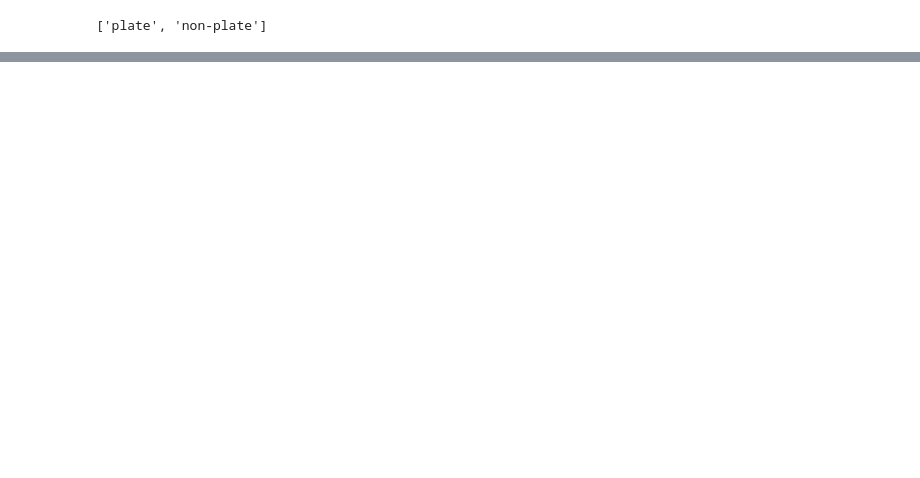
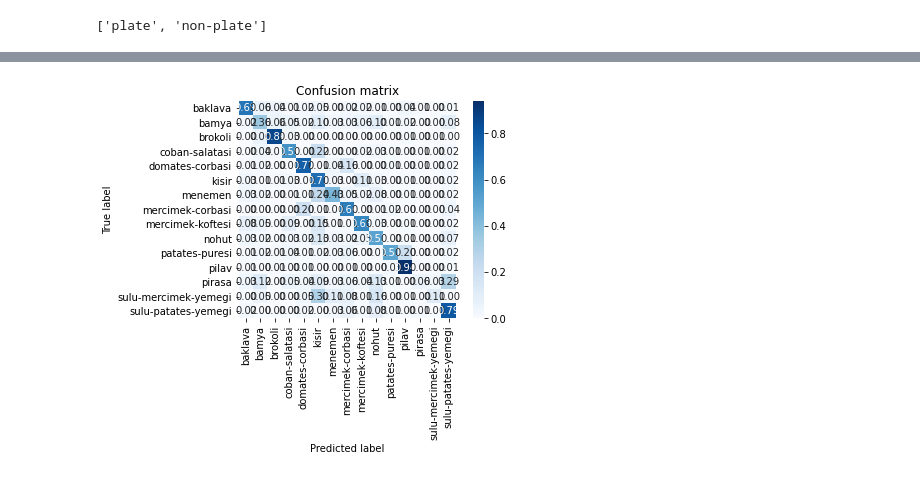
Before and after one commit to ImageProcessingBasedDietApp/ColabWorks, a Jupyter notebook: tensorflow.ipynb, the cells around one changed output, grey strips where cells are left out. Cells and saved outputs as stored; diff of their text form; code cells hidden in the pictures; blank space fills up the shorter version.

```diff
--- a/tensorflow.ipynb
+++ b/tensorflow.ipynb
@@ -71,0 +105,8 @@ print(folders)
+# %%
+# Split the images into train and test sets.
+TRAIN_EXAMPLES, TEST_EXAMPLES, CLASSES = make_train_and_test_sets()
+NUM_CLASSES = len(CLASSES)
+
+print('\nThe dataset has %d label classes: %s' % (NUM_CLASSES, CLASSES.values()))
+print('There are %d training images' % len(TRAIN_EXAMPLES))
+print('there are %d test images' % len(TEST_EXAMPLES))
@@ -71,0 +294,17 @@ print(folders)
+# %%
+def show_confusion_matrix(test_labels, predictions):
+  """Compute confusion matrix and normalize."""
+  confusion = sk_metrics.confusion_matrix(
+    np.argmax(test_labels, axis=1), predictions)
+  confusion_normalized = confusion.astype("float") / confusion.sum(axis=1)
+  axis_labels = list(CLASSES.values())
+  ax = sns.heatmap(
+      confusion_normalized, xticklabels=axis_labels, yticklabels=axis_labels,
+      cmap='Blues', annot=True, fmt='.2f', square=True)
+  plt.title("Confusion matrix")
+  plt.ylabel("True label")
+  plt.xlabel("Predicted label")
+
+show_confusion_matrix(batch_labels, test_prediction)
+# %% [output]
+[figure, added]
```
Also changed, not shown: parts of 6 cells of this notebook.
